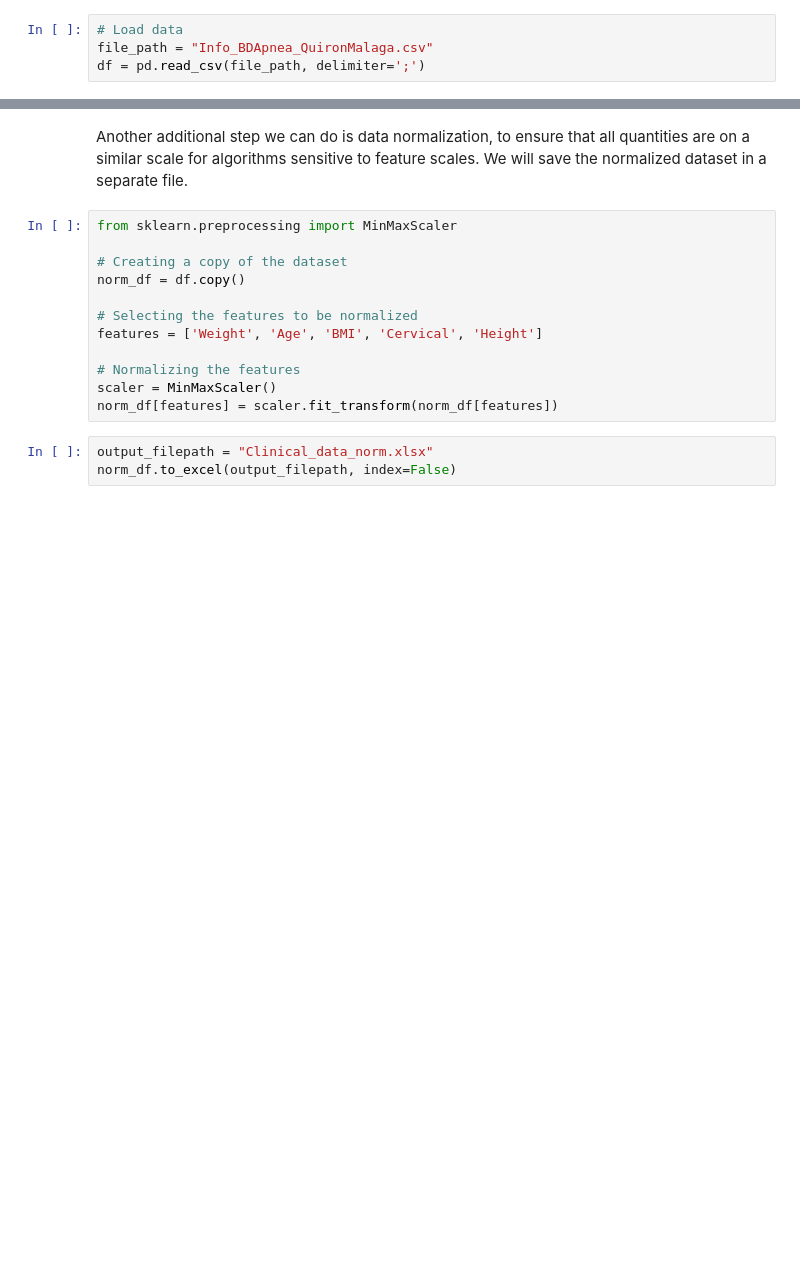
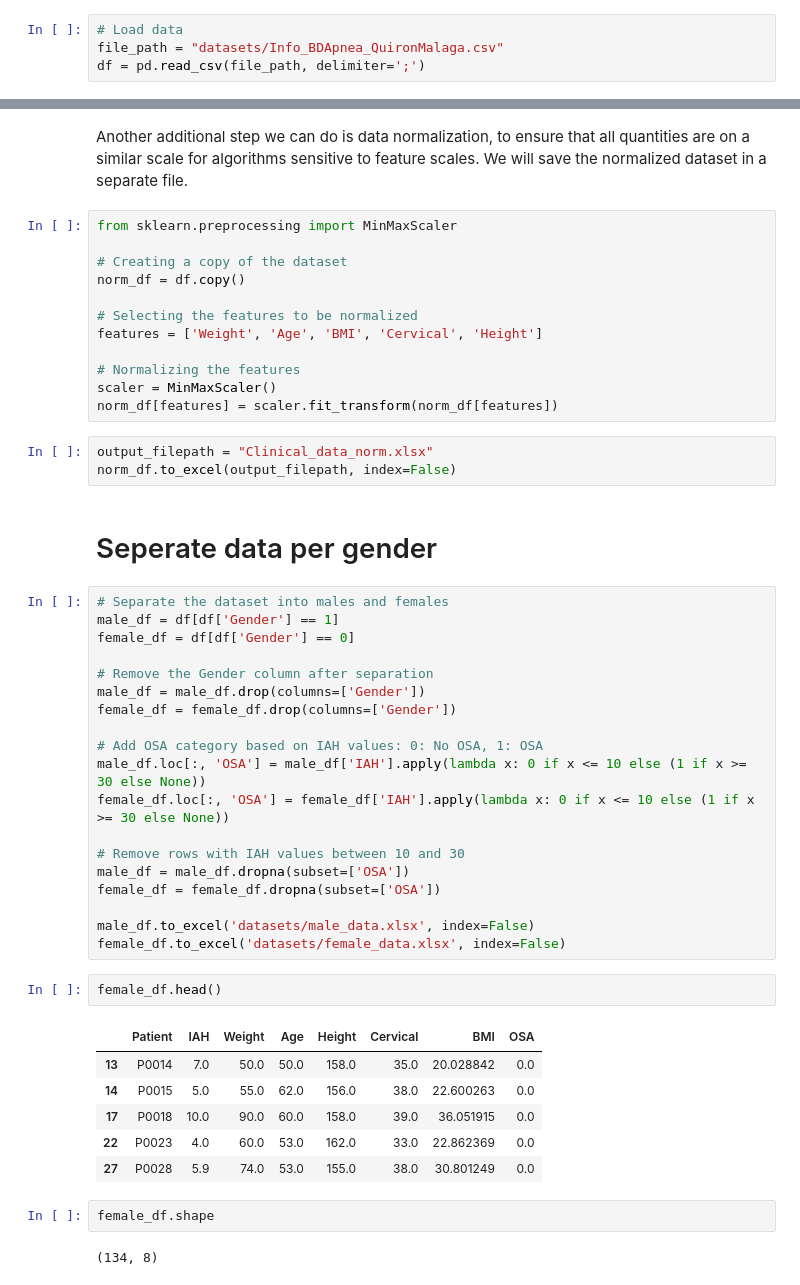
Before and after one commit to Houda222/OSA_Case_study, a Jupyter notebook: Machine Learning/clinical_data_preprocess.ipynb, the cells around one changed output, grey strips where cells are left out. Drawn from its saved outputs; the diff is of its cells as text; blank space fills up the shorter version.

```diff
--- a/Machine Learning/clinical_data_preprocess.ipynb
+++ b/Machine Learning/clinical_data_preprocess.ipynb
@@ -11,7 +11,7 @@ import matplotlib.pyplot as plt
 ### Data loading and main characteristics
 # %%
 # Load data
-file_path = "Info_BDApnea_QuironMalaga.csv"
+file_path = "datasets/Info_BDApnea_QuironMalaga.csv"
 df = pd.read_csv(file_path, delimiter=';')
 # %%
 df.columns
@@ -211,3 +211,37 @@ norm_df[features] = scaler.fit_transform(norm_df[features])
 # %%
 output_filepath = "Clinical_data_norm.xlsx"
 norm_df.to_excel(output_filepath, index=False)
+# %% [markdown]
+# Seperate data per gender
+# %%
+# Separate the dataset into males and females
+male_df = df[df['Gender'] == 1]
+female_df = df[df['Gender'] == 0]
+
+# Remove the Gender column after separation
+male_df = male_df.drop(columns=['Gender'])
+female_df = female_df.drop(columns=['Gender'])
+
+# Add OSA category based on IAH values: 0: No OSA, 1: OSA
+male_df.loc[:, 'OSA'] = male_df['IAH'].apply(lambda x: 0 if x <= 10 else (1 if x >= 30 else None))
+female_df.loc[:, 'OSA'] = female_df['IAH'].apply(lambda x: 0 if x <= 10 else (1 if x >= 30 else None))
+
+# Remove rows with IAH values between 10 and 30
+male_df = male_df.dropna(subset=['OSA'])
+female_df = female_df.dropna(subset=['OSA'])
+
+male_df.to_excel('datasets/male_data.xlsx', index=False)
+female_df.to_excel('datasets/female_data.xlsx', index=False)
+# %%
+female_df.head()
+# %% [output]
+|  | Patient | IAH | Weight | Age | Height | Cervical | BMI | OSA |
+| 13 | P0014 | 7.0 | 50.0 | 50.0 | 158.0 | 35.0 | 20.028842 | 0.0 |
+| 14 | P0015 | 5.0 | 55.0 | 62.0 | 156.0 | 38.0 | 22.600263 | 0.0 |
+| 17 | P0018 | 10.0 | 90.0 | 60.0 | 158.0 | 39.0 | 36.051915 | 0.0 |
+| 22 | P0023 | 4.0 | 60.0 | 53.0 | 162.0 | 33.0 | 22.862369 | 0.0 |
+| 27 | P0028 | 5.9 | 74.0 | 53.0 | 155.0 | 38.0 | 30.801249 | 0.0 |
+# %%
+female_df.shape
+# %% [output]
+(134, 8)
```
Also changed, not shown: parts of 2 cells of this notebook, 11 other files.
